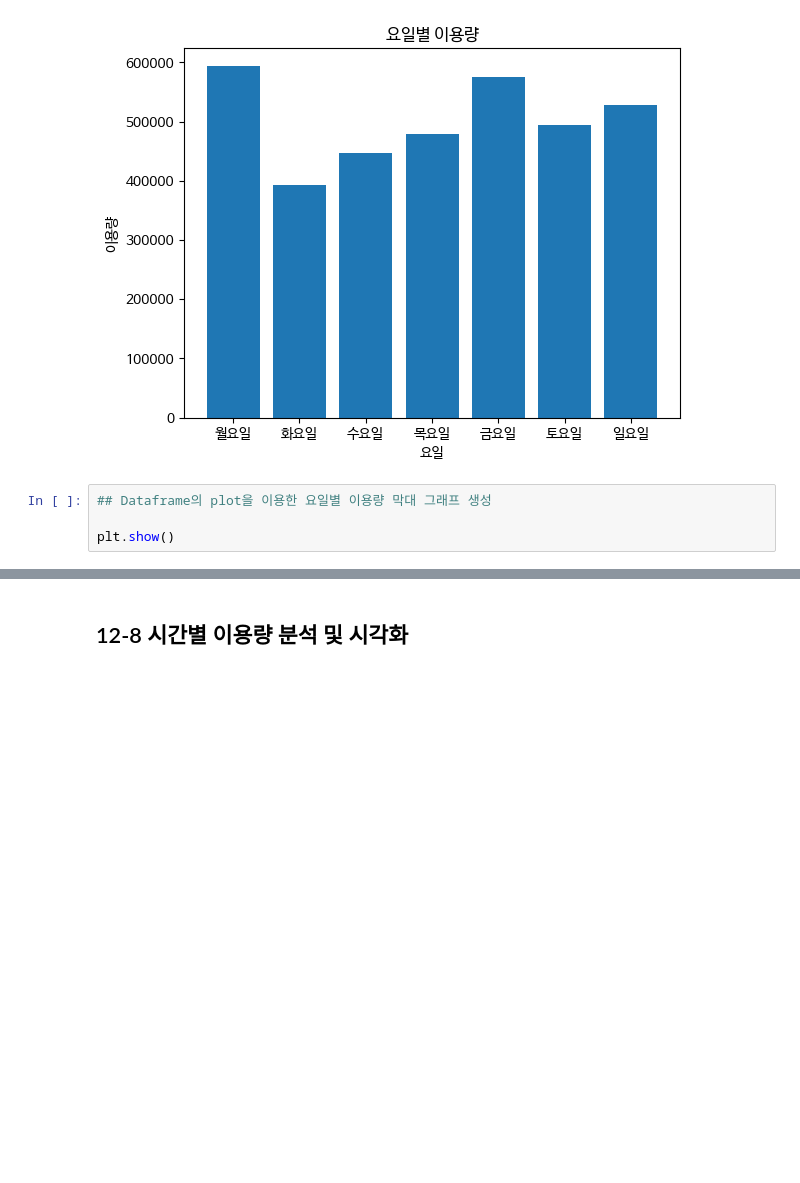
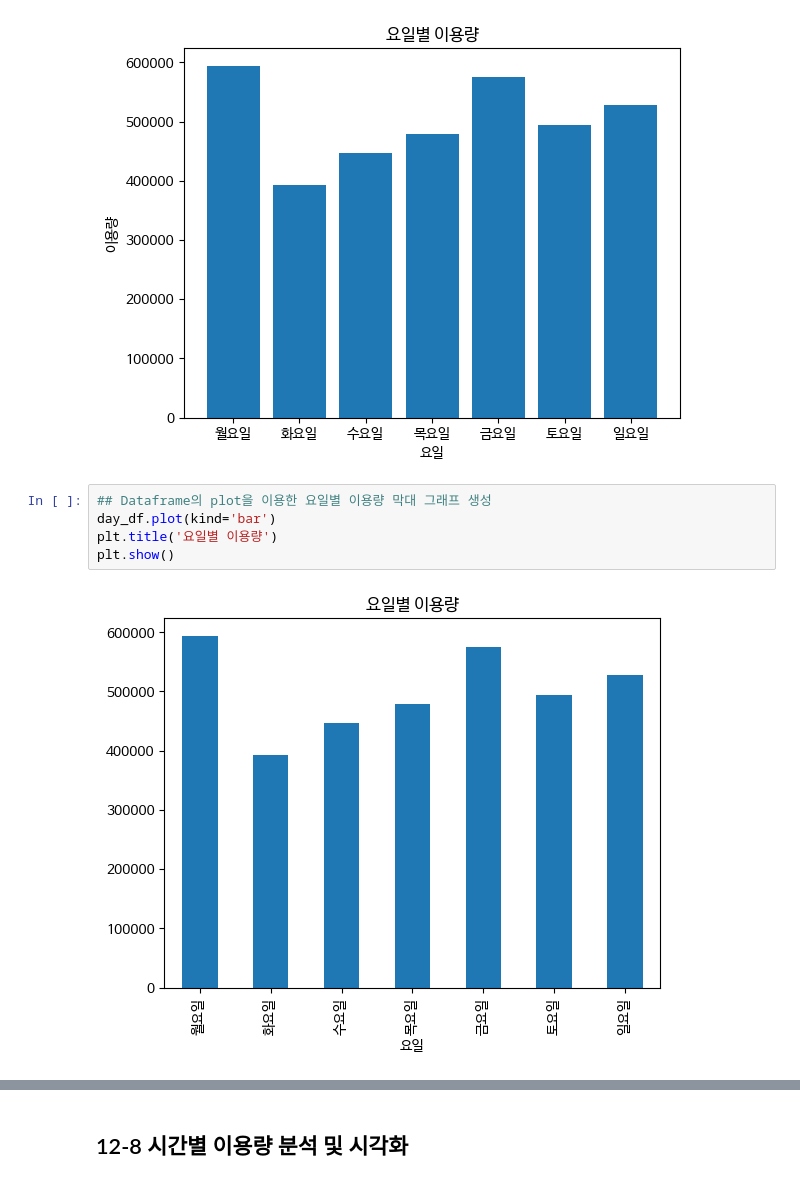
Before and after one commit to syyang-sec/Data-Analysis-with-Open-Source, a Jupyter notebook: 오픈소스_데이터_분석_12강.ipynb, the cells around one changed output, grey strips where cells are left out. Drawn from its saved outputs; the diff is of its cells as text; blank space fills up the shorter version.

```diff
--- a/오픈소스_데이터_분석_12강.ipynb
+++ b/오픈소스_데이터_분석_12강.ipynb
@@ -237,5 +237,8 @@ plt.show()
 [figure]
 # %%
 ## Dataframe의 plot을 이용한 요일별 이용량 막대 그래프 생성
-
+day_df.plot(kind='bar')
+plt.title('요일별 이용량')
 plt.show()
+# %% [output]
+[figure, added]
```
Also changed, not shown: parts of 6 cells of this notebook.
